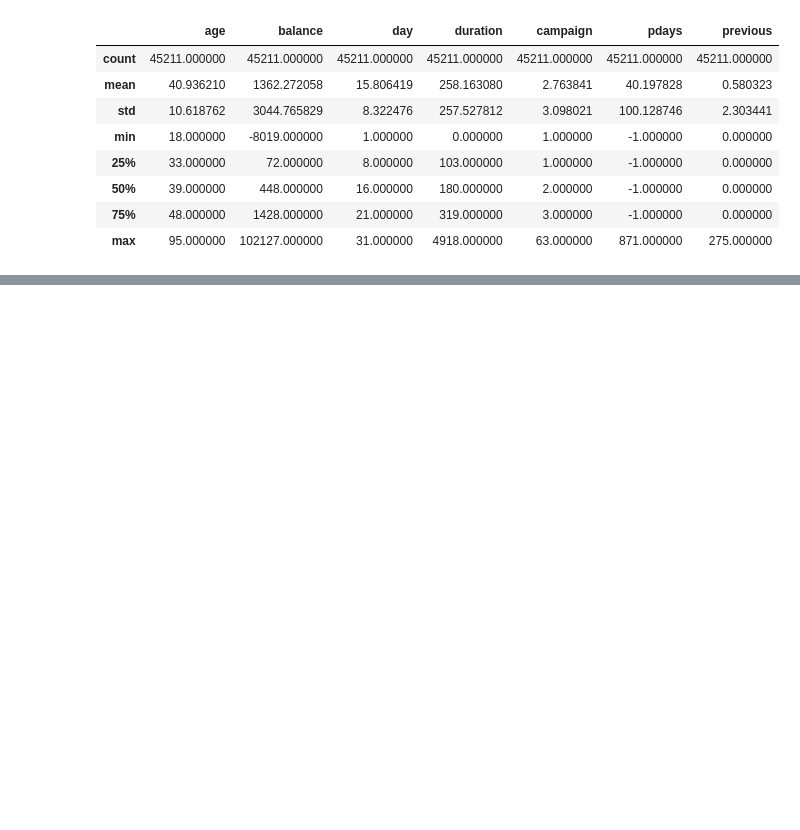
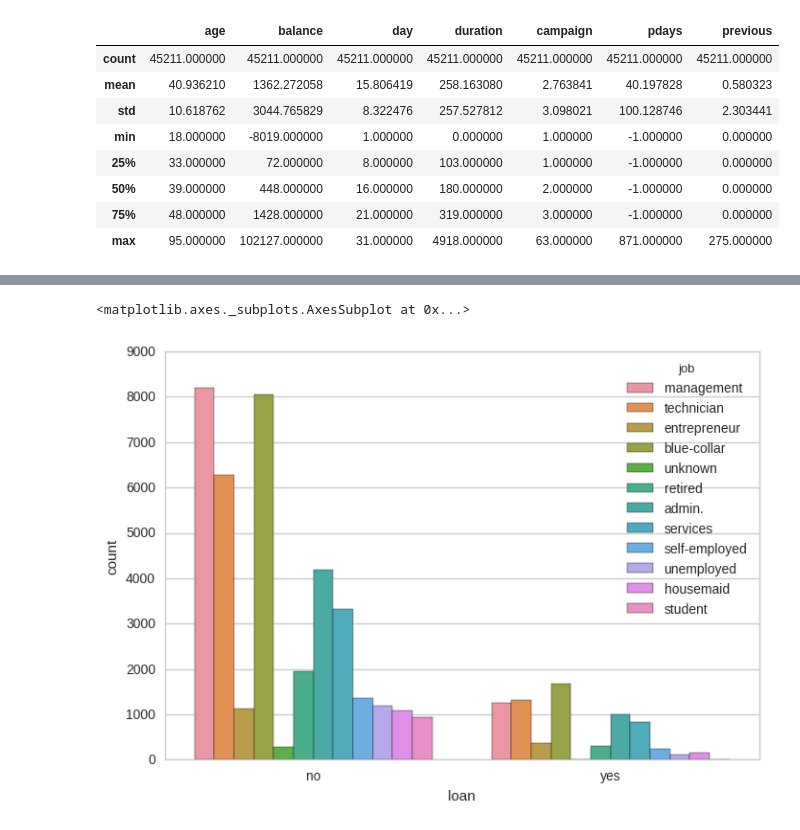
Before and after one commit to aguimaraesduarte/BankMarketing, a Jupyter notebook: Desafio.ipynb, the cells around one changed output, grey strips where cells are left out. Cells and saved outputs as stored; diff of their text form; code cells hidden in the pictures; blank space fills up the shorter version.

```diff
--- a/Desafio.ipynb
+++ b/Desafio.ipynb
@@ -20,0 +170,7 @@ df.describe()
+# %%
+df.loc[:27728,'year'] = '2008'
+df.loc[27729:42591,'year'] = '2009'
+df.loc[42592:,'year'] = '2010'
+df["date"] = pd.to_datetime(df["day"].map(str) + df["month"] + "2008", format="%d%b%Y")
+df['weekday'] = df['date'].dt.weekday_name
+df.head()
@@ -20,0 +184,3 @@ df.describe()
+# %%
+df["y"] = df.y.map({'yes':1, 'no':0})
+df.head()
@@ -20,0 +230,5 @@ df.describe()
+# %%
+sns.countplot(x="loan", hue="job", data=df)
+# %% [output]
+<matplotlib.axes._subplots.AxesSubplot at 0x...>
+[figure, added]
```
Also changed, not shown: parts of 46 cells of this notebook, 1 other file.
